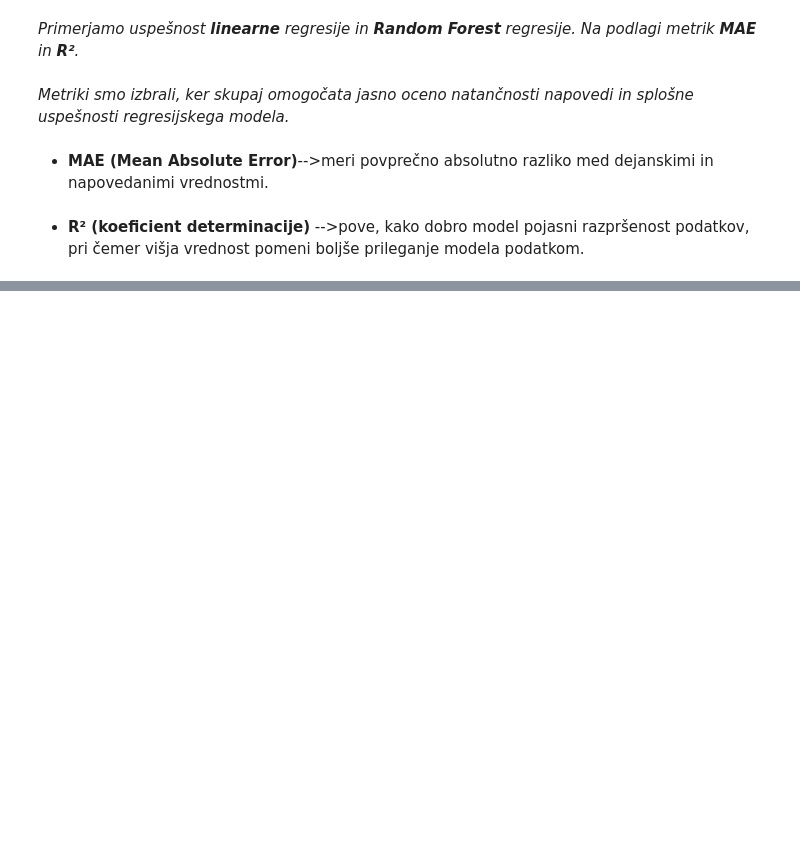
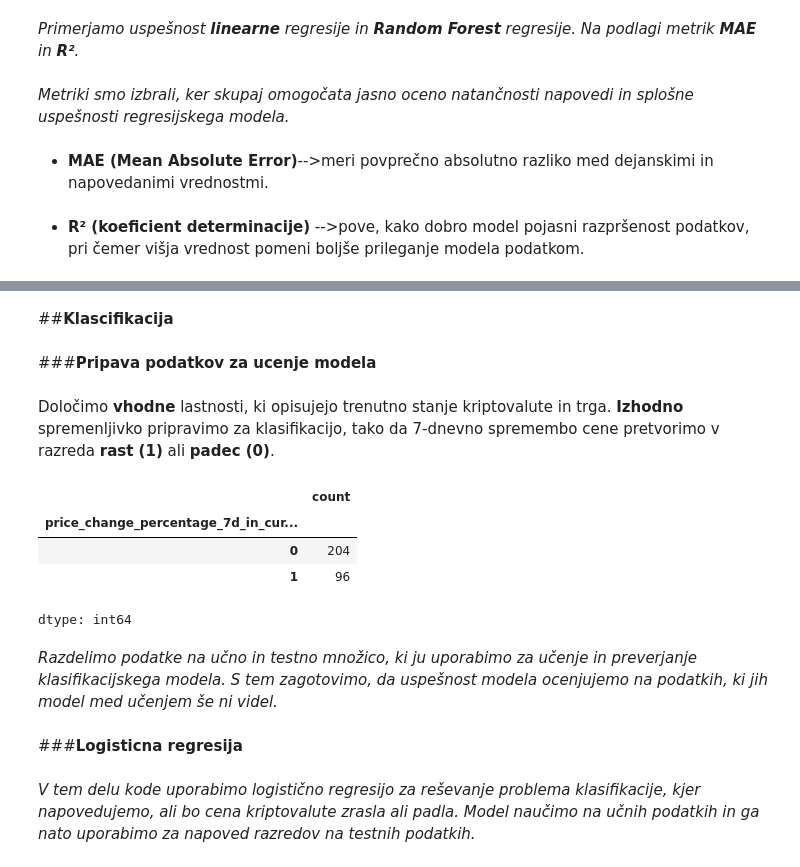
Before and after one commit to AnejVollmeier/Analiza-trga-kriptovalut-in-napoved-gibanja-cen, a Jupyter notebook: Kriptovalute_Anej_Vollmeier.ipynb, the cells around one changed output, grey strips where cells are left out. Drawn from its saved outputs; the diff is of its cells as text; code cells hidden in the pictures; blank space fills up the shorter version.

Commit message:
Klascifikacija s algoritmom logistične regresije ter prikaz rezultatov s točnostjo.

```diff
--- a/Kriptovalute_Anej_Vollmeier.ipynb
+++ b/Kriptovalute_Anej_Vollmeier.ipynb
@@ -445,0 +446,30 @@ Naključni gozd → MAE: 0.3803310510731077 R2: 0.0176887586835337
+# %% [markdown]
+##**Klascifikacija**
+# %% [markdown]
+###**Pripava podatkov za ucenje modela**
+# %% [markdown]
+Določimo **vhodne** lastnosti, ki opisujejo trenutno stanje kriptovalute in trga. **Izhodno** spremenljivko pripravimo za klasifikacijo, tako da 7-dnevno spremembo cene pretvorimo v razreda **rast (1)** ali **padec (0)**.
+# %%
+vhod = df[
+    [
+        "market_cap",
+        "total_volume",
+        "current_price",
+        "range_24h_rel",
+        "price_change_percentage_1h_in_currency",
+        "price_change_percentage_24h_in_currency",
+    ]
+]
+
+#rast (1) ali padec (0)
+izhod = (df["price_change_percentage_7d_in_currency"] > 0).astype(int)
+
+izhod.value_counts()
+# %% [output]
+|  | count |
+| price_change_percentage_7d_in_cur... |  |
+| 0 | 204 |
+| 1 | 96 |
+dtype: int64
+# %% [markdown]
+*Razdelimo podatke na učno in testno množico, ki ju uporabimo za učenje in preverjanje klasifikacijskega modela. S tem zagotovimo, da uspešnost modela ocenjujemo na podatkih, ki jih model med učenjem še ni videl.*
@@ -445,0 +483,4 @@ Naključni gozd → MAE: 0.3803310510731077 R2: 0.0176887586835337
+# %% [markdown]
+###**Logisticna regresija**
+# %% [markdown]
+*V tem delu kode uporabimo logistično regresijo za reševanje problema klasifikacije, kjer napovedujemo, ali bo cena kriptovalute zrasla ali padla. Model naučimo na učnih podatkih in ga nato uporabimo za napoved razredov na testnih podatkih.*
```
Also changed, not shown: parts of 17 cells of this notebook.
